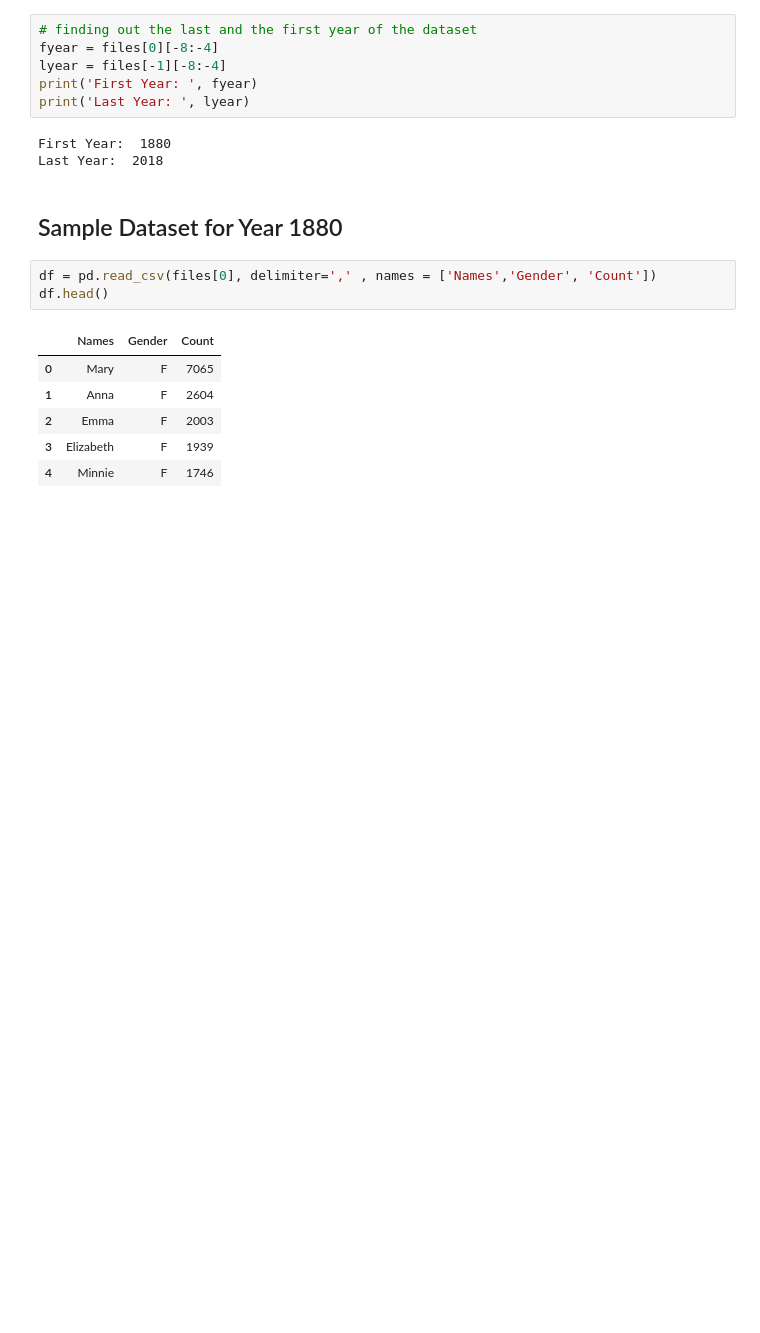
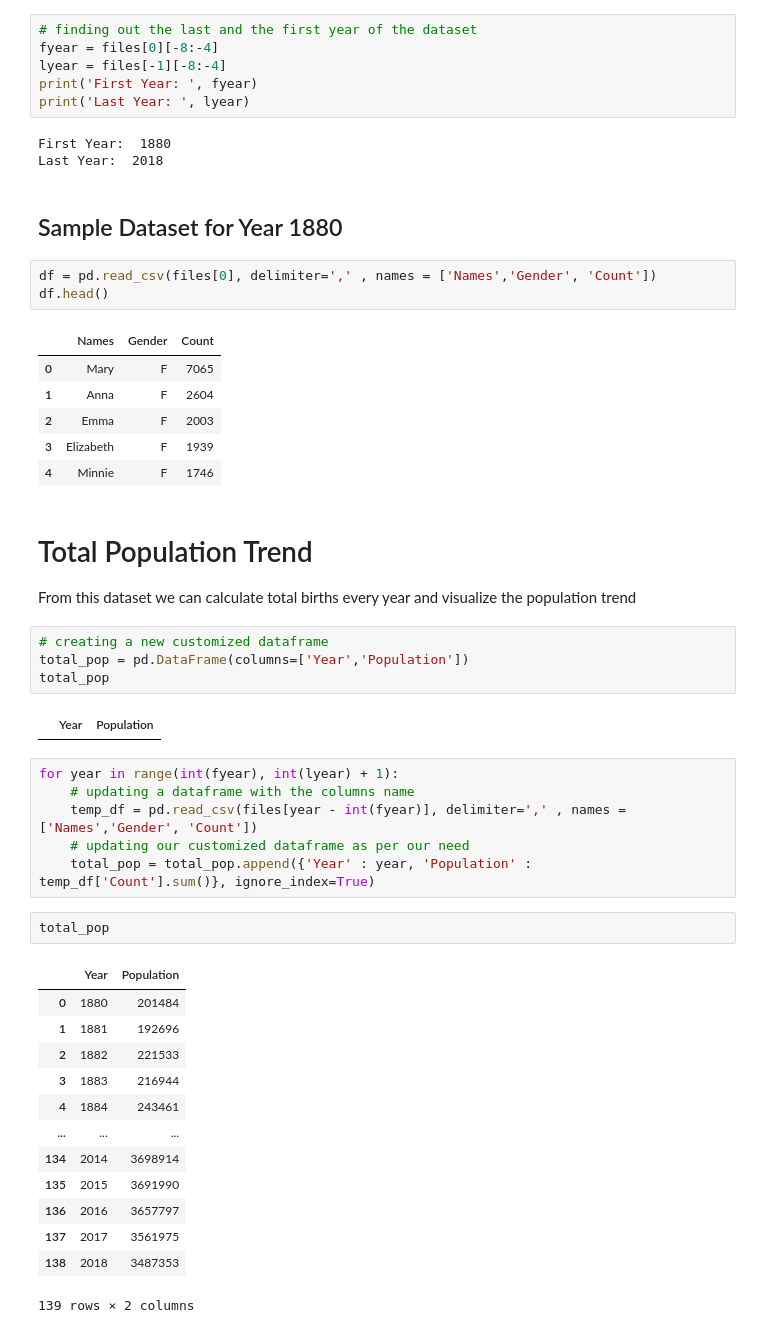
Before and after one commit to Priyagha/US_Name_Trends, a Jupyter notebook: US_Name_Trends.ipynb, the cells around one changed output. Drawn from its saved outputs; the diff is of its cells as text; blank space fills up the shorter version.

Commit message:
Population Trend

```diff
--- a/US_Name_Trends.ipynb
+++ b/US_Name_Trends.ipynb
@@ -33,3 +33,34 @@ df.head()
 | 2 | Emma | F | 2003 |
 | 3 | Elizabeth | F | 1939 |
 | 4 | Minnie | F | 1746 |
+# %% [markdown]
+# Total Population Trend
+From this dataset we can calculate total births every year and visualize the population trend
+# %%
+# creating a new customized dataframe
+total_pop = pd.DataFrame(columns=['Year','Population'])
+total_pop
+# %% [output]
+|  | Year | Population |
+# %%
+for year in range(int(fyear), int(lyear) + 1):
+    # updating a dataframe with the columns name
+    temp_df = pd.read_csv(files[year - int(fyear)], delimiter=',' , names = ['Names','Gender', 'Count'])
+    # updating our customized dataframe as per our need
+    total_pop = total_pop.append({'Year' : year, 'Population' : temp_df['Count'].sum()}, ignore_index=True)
+# %%
+total_pop
+# %% [output]
+|  | Year | Population |
+| 0 | 1880 | 201484 |
+| 1 | 1881 | 192696 |
+| 2 | 1882 | 221533 |
+| 3 | 1883 | 216944 |
+| 4 | 1884 | 243461 |
+| ... | ... | ... |
+| 134 | 2014 | 3698914 |
+| 135 | 2015 | 3691990 |
+| 136 | 2016 | 3657797 |
+| 137 | 2017 | 3561975 |
+| 138 | 2018 | 3487353 |
+139 rows × 2 columns
```
Also changed, not shown: 3 other files.
